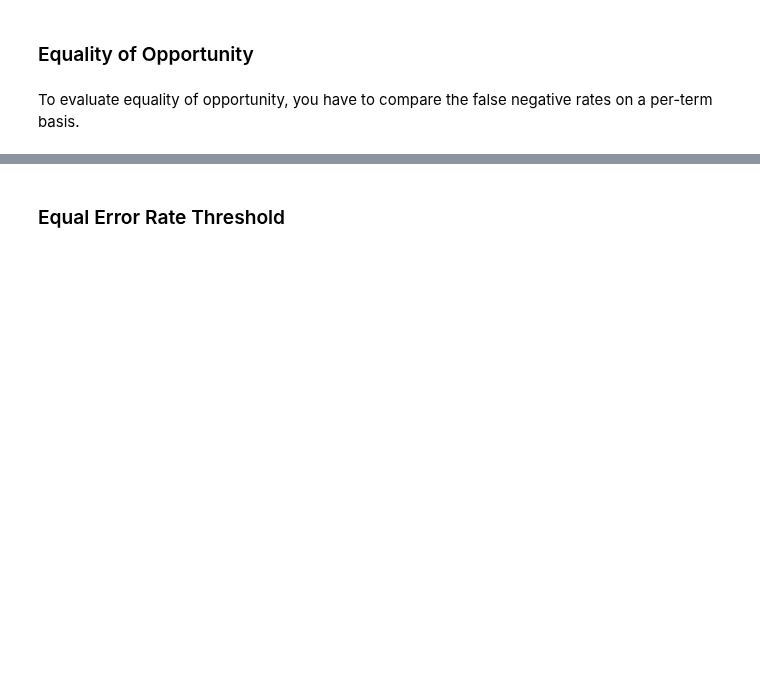
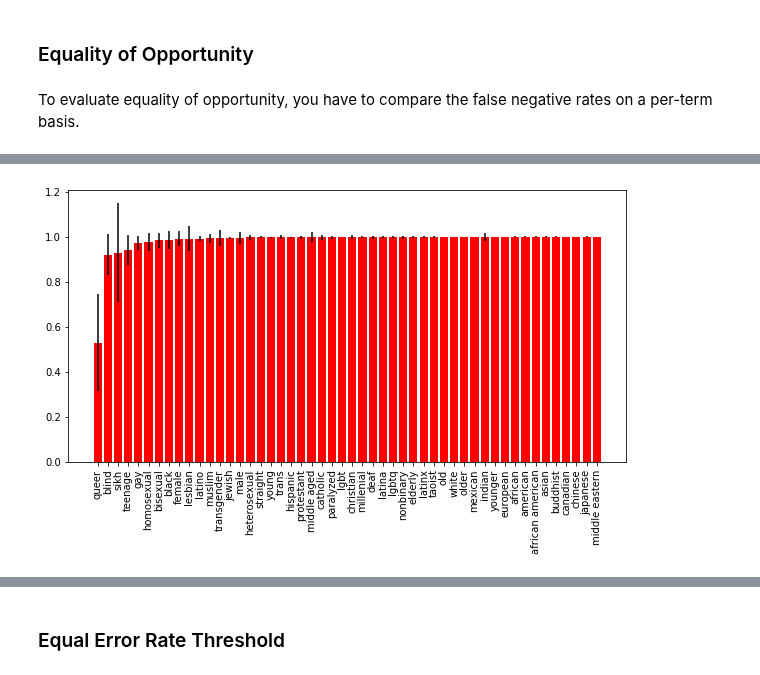
Before and after one commit to conversationai/unintended-ml-bias-analysis, a Jupyter notebook: src/Model bias analysis.ipynb, the cells around one changed output, grey strips where cells are left out. Saved outputs shown, nothing was run; the diff lists cells and outputs as text; code cells hidden in the pictures; blank space fills up the shorter version.

```diff
--- a/src/Model bias analysis.ipynb
+++ b/src/Model bias analysis.ipynb
@@ -487,0 +502,4 @@ buddhist           TNR: 0.9990  (stddev 0.00429)        FNR: 0.4065  (stddev 0.1
+# %%
+plot_eo_graph(tnrs_wiki_debias, 'tnr')
+# %% [output]
+[figure, added]
```
Also changed, not shown: parts of 36 cells of this notebook.
